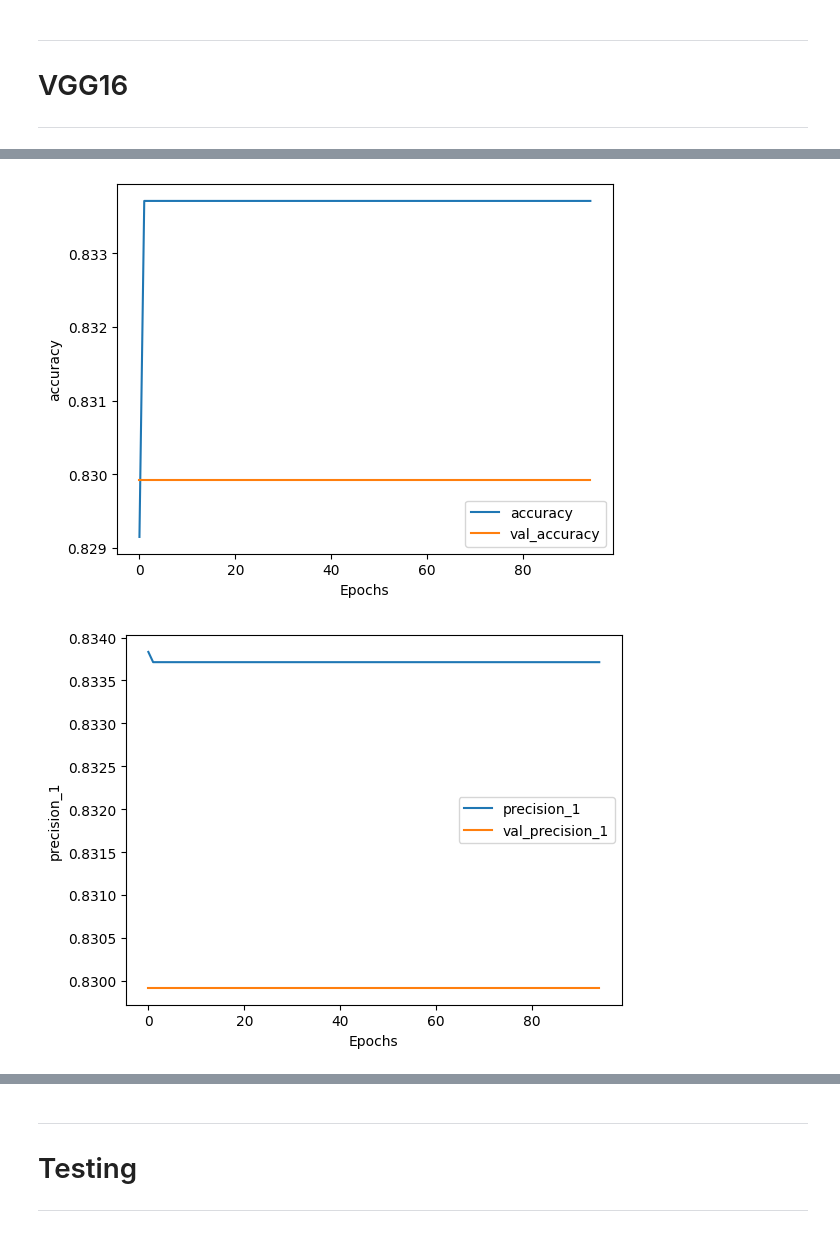
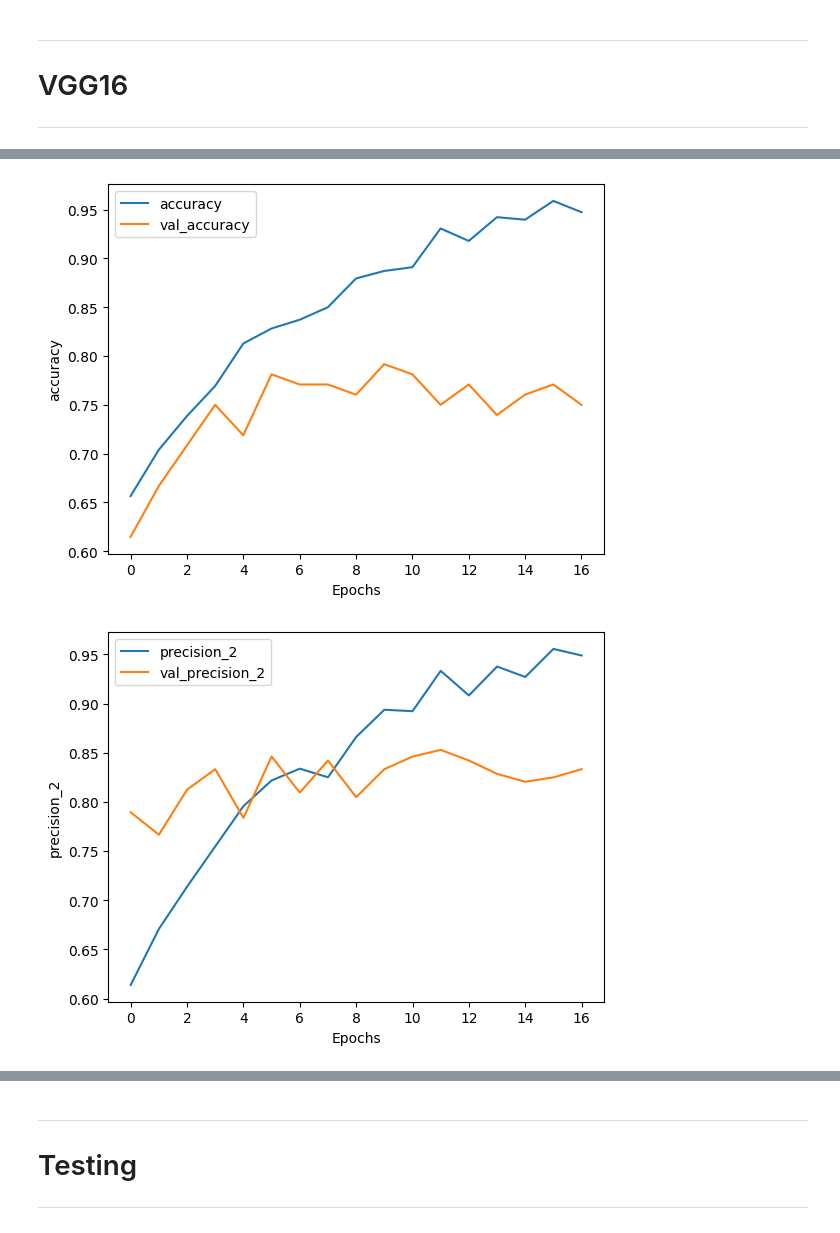
Before and after one commit to Morfinic/PWR_1_st.2_UM, a Jupyter notebook: P2.ipynb, the cells around one changed output, grey strips where cells are left out. Saved outputs shown, nothing was run; the diff lists cells and outputs as text; code cells hidden in the pictures.

```diff
--- a/P2.ipynb
+++ b/P2.ipynb
@@ -47,8 +47,8 @@ Devices:  [PhysicalDevice(name='/physical_device:CPU:0', device_type='CPU'), Phy
 # %%
 datasetPath = "/content/kaggle"
 
-imgDim = (250, 250)
-batchSize = 16
+imgDim = (350, 350)
+batchSize = 4
 
 dataset = tf.keras.utils.image_dataset_from_directory(
     datasetPath,
@@ -108,7 +108,7 @@ VGG16_base = tf.keras.applications.VGG16(
     pooling="avg"
 )
 
-VGG16_base.trainable = True
+VGG16_base.trainable = False
 
 input = tf.keras.Input(shape=(*imgDim, 3))
 
@@ -123,6 +123,7 @@ data_aug = Sequential([
 x = data_aug(input)
 
 x = VGG16_base(x, training=False)
+x = tf.keras.layers.Flatten()(x)
 x = BatchNormalization(
     axis=-1,
     momentum=0.99,
@@ -137,8 +138,12 @@ x = Dense(
     bias_regularizer=regularizers.l2(0.001),
     activity_regularizer=regularizers.l1(0.001)
 )(x)
+x = Dense(
+    128,
+    activation="relu"
+)(x)
 x = Dropout(
-    rate = .4,
+    rate = .5,
     seed = 500
 )(x)
 x = Dense(
@@ -214,6 +216,6 @@ Saved trained model
 # %%
 plotMetrics(VGG16_history, "loss")
 plotMetrics(VGG16_history, "accuracy")
-plotMetrics(VGG16_history, "precision_1")
-plotMetrics(VGG16_history, "recall_1")
+plotMetrics(VGG16_history, "precision")
+plotMetrics(VGG16_history, "recall")
 # %% [output]
@@ -221,2 +223,2 @@ plotMetrics(VGG16_history, "recall_1")
-[figure, old version]
+[figure, new version]
-[figure, old version]
+[figure, new version]
```
Also changed, not shown: parts of 7 cells of this notebook.
